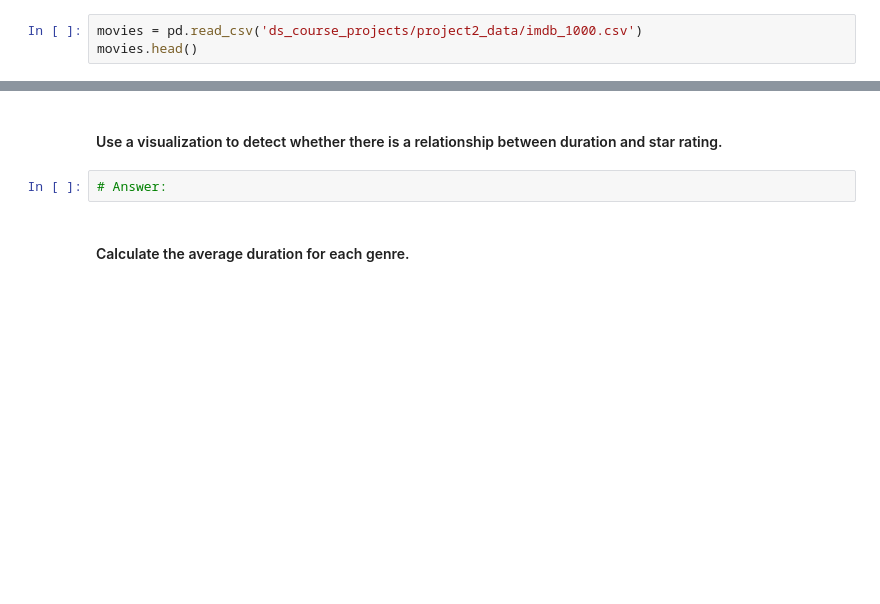
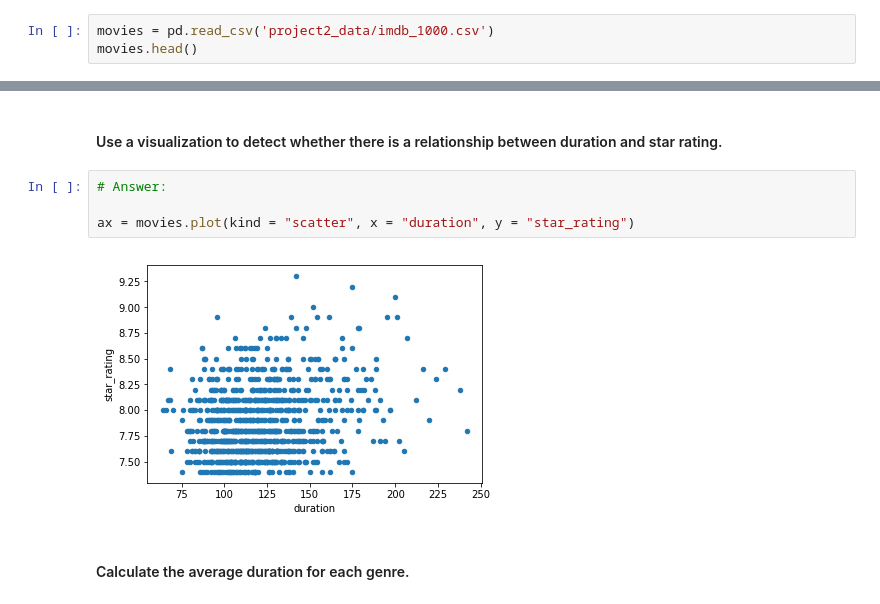
Before and after one commit to mike-osberg/ds_course_projects, a Jupyter notebook: mike_osberg_unit2_project.ipynb, the cells around one changed output, grey strips where cells are left out. Drawn from its saved outputs; the diff is of its cells as text; blank space fills up the shorter version.

Commit message:
Changes to Unit2 Project

```diff
--- a/mike_osberg_unit2_project.ipynb
+++ b/mike_osberg_unit2_project.ipynb
@@ -25,5 +25,5 @@ pwd
 # %%
-movies = pd.read_csv('ds_course_projects/project2_data/imdb_1000.csv')
+movies = pd.read_csv('project2_data/imdb_1000.csv')
 movies.head()
 # %% [output]
 |  | star_rating | title | content_rating | genre | duration | actors_list |
@@ -152,7 +182,11 @@ Text(0,0.5,'Movie Rating')
 # %% [markdown]
 #### Use a visualization to detect whether there is a relationship between duration and star rating.
-# %%
-# Answer:
+# %%
+# Answer:
+
+ax = movies.plot(kind = "scatter", x = "duration", y = "star_rating")
+# %% [output]
+[figure, added]
 # %% [markdown]
 #### Calculate the average duration for each genre.
 # %%
```
Also changed, not shown: parts of 8 cells of this notebook.
